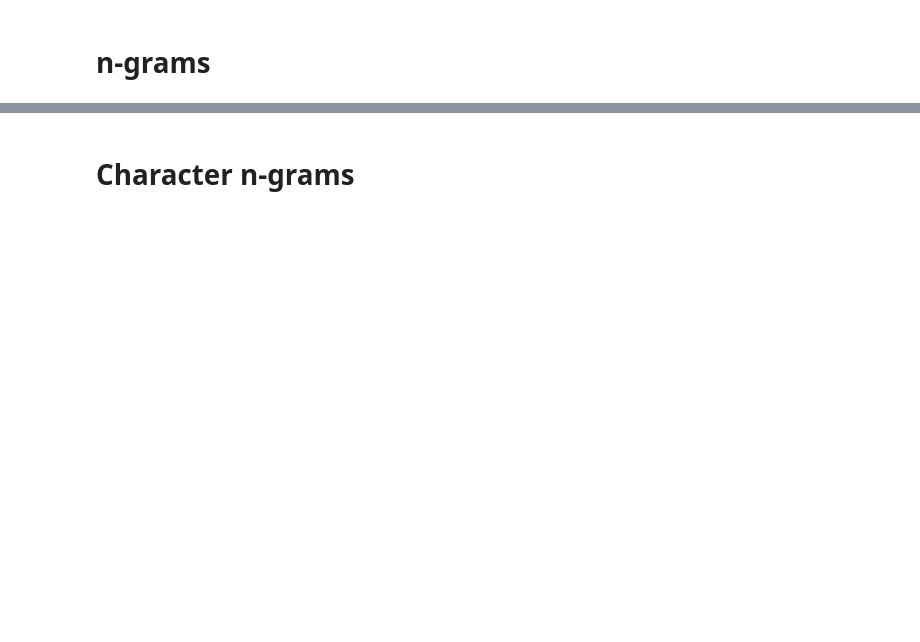
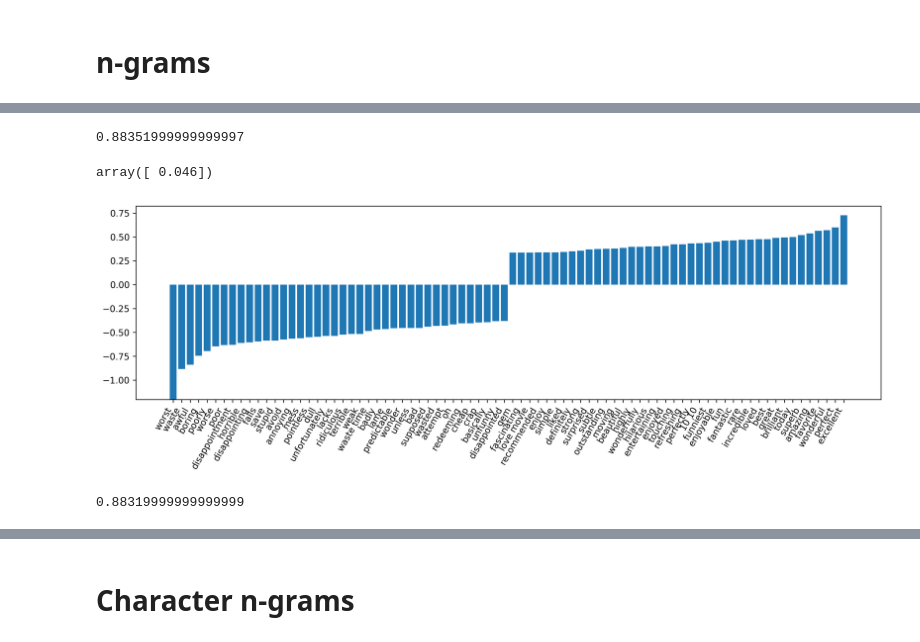
Before and after one commit to amueller/applied_ml_spring_2017, a Jupyter notebook: slides/aml-19.ipynb, the cells around one changed output, grey strips where cells are left out. Drawn from its saved outputs; the diff is of its cells as text; code cells hidden in the pictures; blank space fills up the shorter version.

```diff
--- a/slides/aml-19.ipynb
+++ b/slides/aml-19.ipynb
@@ -187,0 +222,7 @@ print(X_train_df2.shape)
+# %%
+vect = CountVectorizer(min_df=4)
+X_train_df4 = vect.fit_transform(text_train_sub)
+X_val_df4 = vect.transform(text_val)
+print(X_train.shape)
+print(X_train_df2.shape)
+print(X_train_df4.shape)
@@ -187,0 +233,2 @@ print(X_train_df2.shape)
+# %%
+lr = LogisticRegressionCV().fit(X_train_df4, y_train_sub)
@@ -201,0 +346,17 @@ print("Vocabulary:\n{}".format(cv.get_feature_names()))
+# %%
+vect3sw = CountVectorizer(ngram_range=(1, 3), min_df=4, stop_words='english')
+X_train3sw = vect3sw.fit_transform(text_train_sub)
+lr3sw = LogisticRegressionCV().fit(X_train3sw, y_train_sub)
+X_val3sw = vect3sw.transform(text_val)
+lr3sw.score(X_val3sw, y_val)
+# %% [output]
+0.88351999999999997
+# %%
+lr.C_
+# %% [output]
+array([ 0.046])
+# %%
+plt.figure(figsize=(15, 4))
+plot_important_features(lr.coef_.ravel(), np.array(vect3sw.get_feature_names()), top_n=40)
+# %% [output]
+[figure, added]
@@ -201,0 +368,8 @@ print("Vocabulary:\n{}".format(cv.get_feature_names()))
+# %%
+vect3msw = CountVectorizer(ngram_range=(1, 3), min_df=4, stop_words=my_stopwords)
+X_train3msw = vect3msw.fit_transform(text_train_sub)
+lr3msw = LogisticRegressionCV().fit(X_train3msw, y_train_sub)
+X_val3msw = vect3msw.transform(text_val)
+lr3msw.score(X_val3msw, y_val)
+# %% [output]
+0.88319999999999999
```
Also changed, not shown: parts of 84 cells of this notebook, 2 other files.
